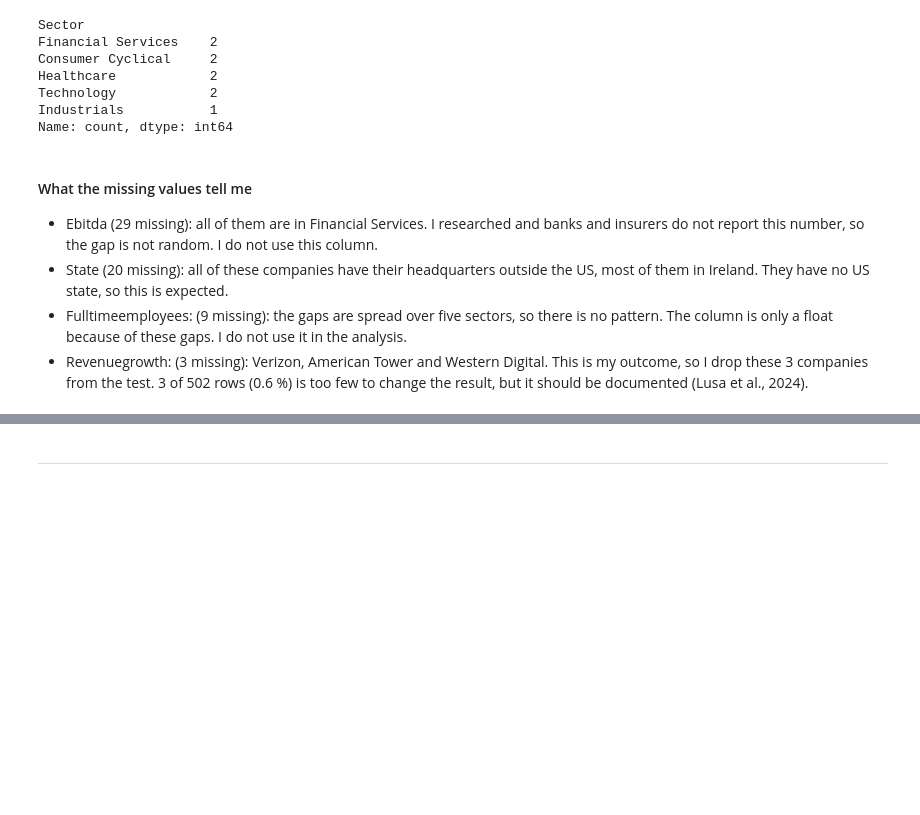
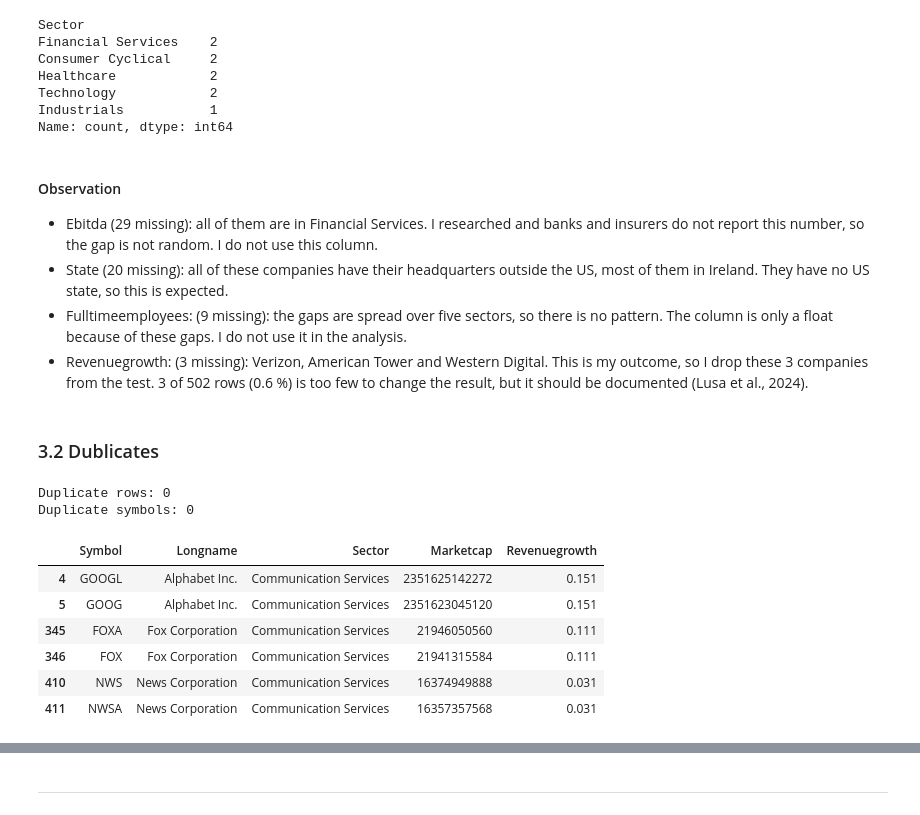
Before and after one commit to Tobolove/sp500-tech-concentration-analysis, a Jupyter notebook: analysis.ipynb, the cells around one changed output, grey strips where cells are left out. Drawn from its saved outputs; the diff is of its cells as text; code cells hidden in the pictures; blank space fills up the shorter version.

```diff
--- a/analysis.ipynb
+++ b/analysis.ipynb
@@ -255,9 +257,29 @@ Technology            2
 Industrials           1
 Name: count, dtype: int64
 # %% [markdown]
-#### What the missing values tell me
+#### Observation
 
 - Ebitda (29 missing): all of them are in Financial Services. I researched and banks and insurers do not report this number, so the gap is not random. I do not use this column.
 - State (20 missing): all of these companies have their headquarters outside the US, most of them in Ireland. They have no US state, so this is expected.
 - Fulltimeemployees: (9 missing): the gaps are spread over five sectors, so there is no pattern. The column is only a float because of these gaps. I do not use it in the analysis.
 - Revenuegrowth: (3 missing): Verizon, American Tower and Western Digital. This is my outcome, so I drop these 3 companies from the test. 3 of 502 rows (0.6 %) is too few to change the result, but it should be documented (Lusa et al., 2024).
+# %% [markdown]
+### 3.2 Dublicates
+# %%
+print("Duplicate rows:", df_raw.duplicated().sum())
+print("Duplicate symbols:", df_raw["Symbol"].duplicated().sum())
+# %% [output]
+Duplicate rows: 0
+Duplicate symbols: 0
+# %%
+# Also checking for shared classes
+share_classes = df_raw[df_raw["Longname"].duplicated(keep=False)]
+share_classes[["Symbol", "Longname", "Sector", "Marketcap", "Revenuegrowth"]]
+# %% [output]
+|  | Symbol | Longname | Sector | Marketcap | Revenuegrowth |
+| 4 | GOOGL | Alphabet Inc. | Communication Services | 2351625142272 | 0.151 |
+| 5 | GOOG | Alphabet Inc. | Communication Services | 2351623045120 | 0.151 |
+| 345 | FOXA | Fox Corporation | Communication Services | 21946050560 | 0.111 |
+| 346 | FOX | Fox Corporation | Communication Services | 21941315584 | 0.111 |
+| 410 | NWS | News Corporation | Communication Services | 16374949888 | 0.031 |
+| 411 | NWSA | News Corporation | Communication Services | 16357357568 | 0.031 |
```
Also changed, not shown: parts of 14 cells of this notebook.
